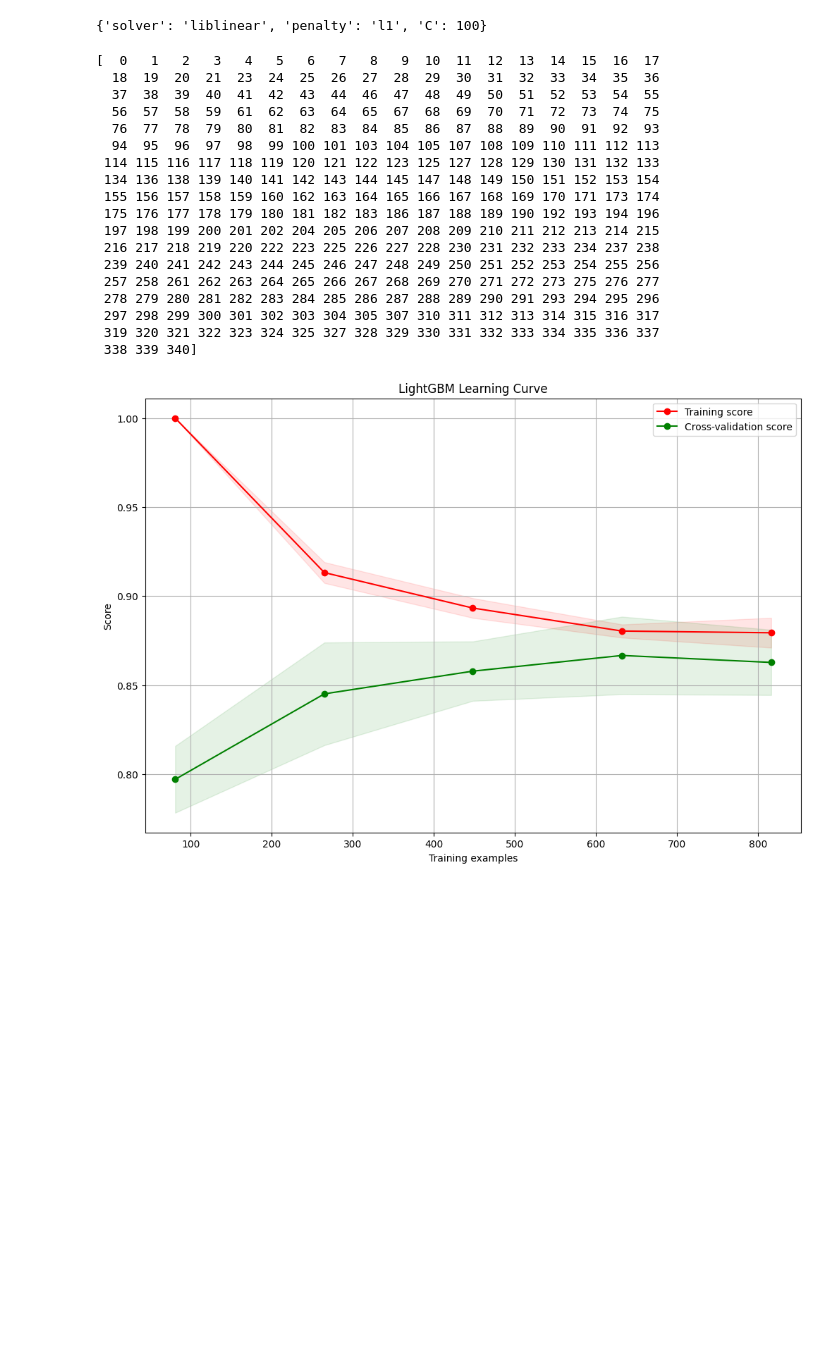
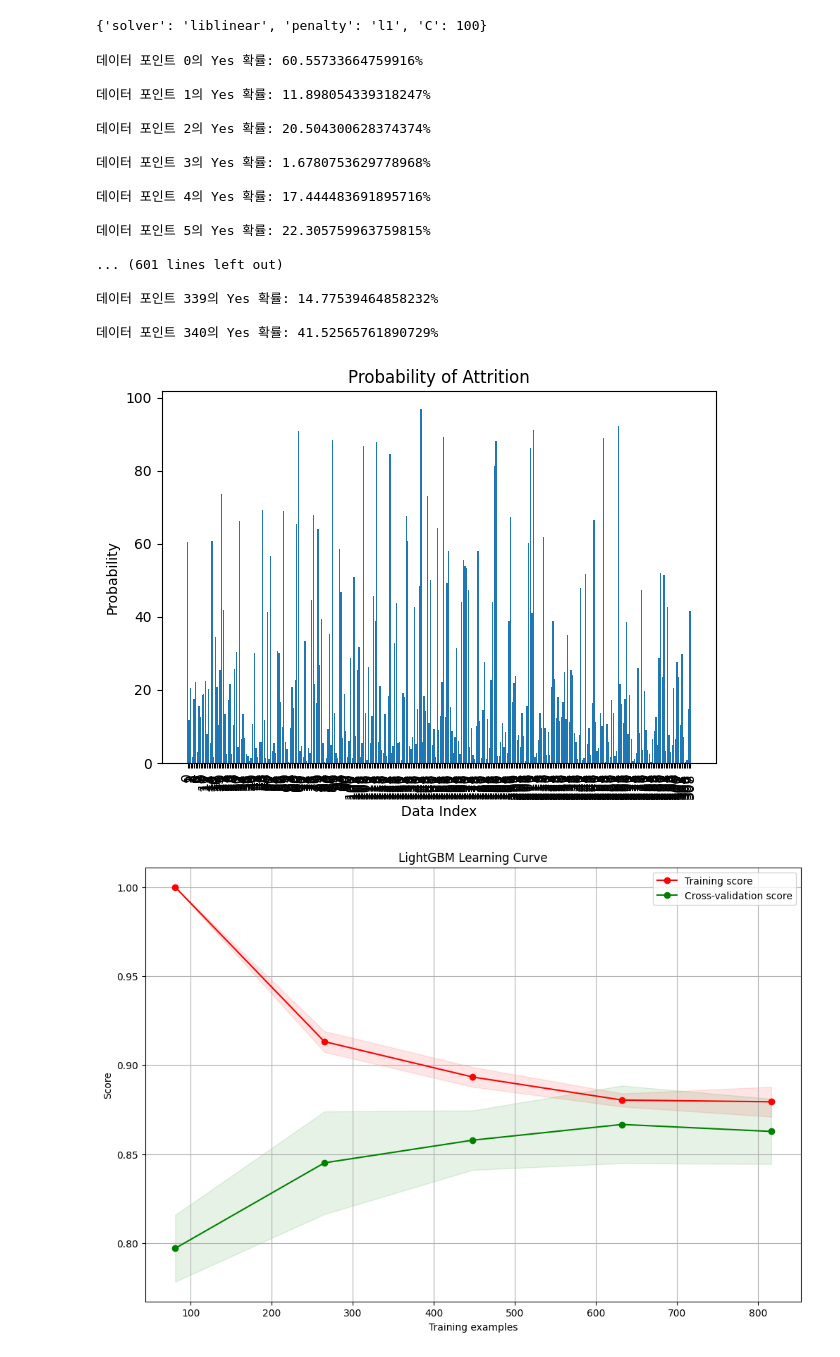
Before and after one commit to Indigo-Coder-github/23_1_Database, a Jupyter notebook: ML.ipynb, the cells around one changed output. Cells and saved outputs as stored; diff of their text form; code cells hidden in the pictures; blank space fills up the shorter version.

```diff
--- a/ML.ipynb
+++ b/ML.ipynb
@@ -519,34 +521,51 @@ print(lr_best_params)
 {'solver': 'liblinear', 'penalty': 'l1', 'C': 100}
 # %%
 no_indices = np.where(lr_predict == "No")[0]  # No로 예측된 데이터의 인덱스
-print(no_indices)
-# no_proba = lr_best_model.predict_proba(X_test[no_indices])  # No로 예측된 데이터의 확률 배열
 
-# for i, prob in zip(no_indices, no_proba):
-#     yes_prob = prob[1]  # "Yes" 클래스에 속할 확률
-#     no_prob = prob[0]  # "No" 클래스에 속할 확률
-#     print(f"데이터 포인트 {i}의 Yes 확률: {yes_prob}")
-#     print(f"데이터 포인트 {i}의 No 확률: {no_prob}")
-#     print()
+reset_X_test = X_test.reset_index(drop = True)
+percent = []
+no_proba = lr_best_model.predict_proba(reset_X_test.iloc[no_indices])
+# no_proba['NoPredict'] =
+for i, prob in zip(no_indices, no_proba):
+    yes_prob = prob[1]  # "Yes" 클래스에 속할 확률
+    no_prob = prob[0]  # "No" 클래스에 속할 확률
+    print(f"데이터 포인트 {i}의 Yes 확률: {(yes_prob/0.5) * 100}%")
+    percent.append(yes_prob/0.5 * 100)
+    print()
 # %% [output]
-[  0   1   2   3   4   5   6   7   8   9  10  11  12  13  14  15  16  17
-  18  19  20  21  23  24  25  26  27  28  29  30  31  32  33  34  35  36
-  37  38  39  40  41  42  43  44  46  47  48  49  50  51  52  53  54  55
-  56  57  58  59  61  62  63  64  65  67  68  69  70  71  72  73  74  75
-  76  77  78  79  80  81  82  83  84  85  86  87  88  89  90  91  92  93
-  94  95  96  97  98  99 100 101 103 104 105 107 108 109 110 111 112 113
- 114 115 116 117 118 119 120 121 122 123 125 127 128 129 130 131 132 133
- 134 136 138 139 140 141 142 143 144 145 147 148 149 150 151 152 153 154
- 155 156 157 158 159 160 162 163 164 165 166 167 168 169 170 171 173 174
- 175 176 177 178 179 180 181 182 183 186 187 188 189 190 192 193 194 196
- 197 198 199 200 201 202 204 205 206 207 208 209 210 211 212 213 214 215
- 216 217 218 219 220 222 223 225 226 227 228 230 231 232 233 234 237 238
- 239 240 241 242 243 244 245 246 247 248 249 250 251 252 253 254 255 256
- 257 258 261 262 263 264 265 266 267 268 269 270 271 272 273 275 276 277
- 278 279 280 281 282 283 284 285 286 287 288 289 290 291 293 294 295 296
- 297 298 299 300 301 302 303 304 305 307 310 311 312 313 314 315 316 317
- 319 320 321 322 323 324 325 327 328 329 330 331 332 333 334 335 336 337
- 338 339 340]
+데이터 포인트 0의 Yes 확률: 60.55733664759916%
+
+데이터 포인트 1의 Yes 확률: 11.898054339318247%
+
+데이터 포인트 2의 Yes 확률: 20.504300628374374%
+
+데이터 포인트 3의 Yes 확률: 1.6780753629778968%
+
+데이터 포인트 4의 Yes 확률: 17.444483691895716%
+
+데이터 포인트 5의 Yes 확률: 22.305759963759815%
+
+... (601 lines left out)
+
+데이터 포인트 339의 Yes 확률: 14.77539464858232%
+
+데이터 포인트 340의 Yes 확률: 41.52565761890729%
+# %%
+import matplotlib.pyplot as plt
+import numpy as np
+
+labels = ['Yes', 'No']
+x = np.arange(len(percent))  # x축 위치
+
+plt.bar(x, percent)
+plt.xlabel('Data Index')
+plt.ylabel('Probability')
+plt.title('Probability of Attrition')
+plt.xticks(x, x, rotation='vertical')
+plt.tight_layout()
+plt.show()
+# %% [output]
+[figure, added]
 # %%
 plot_learning_curve(lr_best_model, 'LightGBM Learning Curve', X_train, Y_train, cv=5)
 # %% [output]
```
Also changed, not shown: parts of 10 cells of this notebook.
